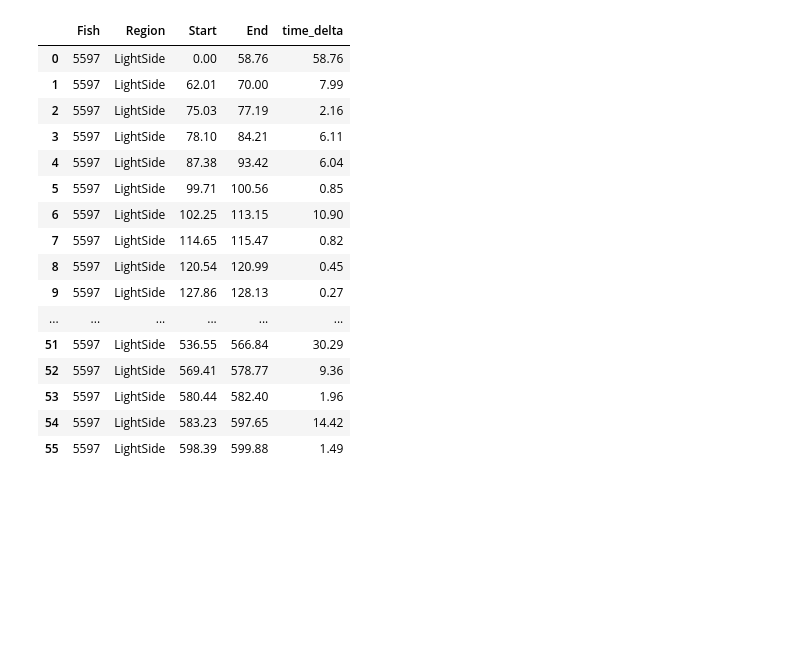
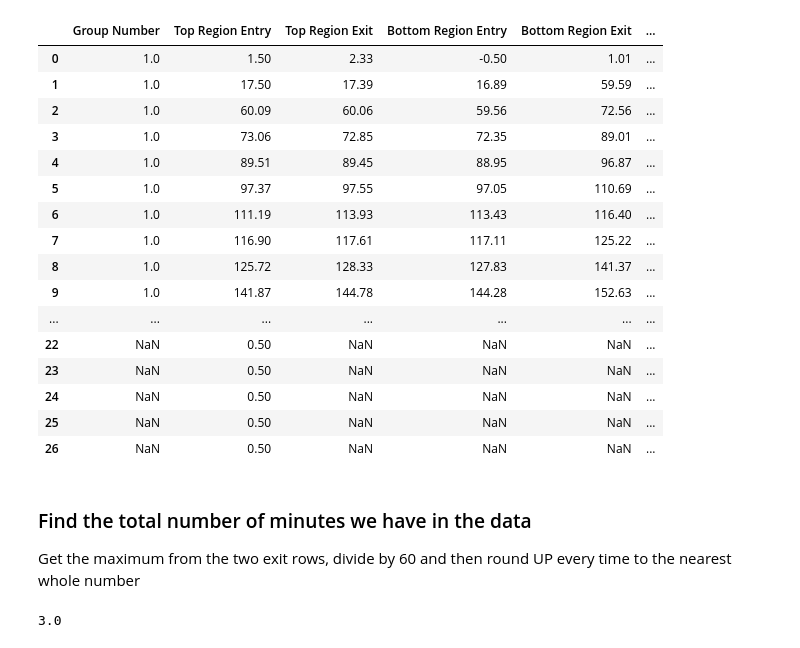
Before and after one commit to heattard/NU-Camp-2026, a Jupyter notebook: NU2026_fish.ipynb, the cells around one changed output. Drawn from its saved outputs; the diff is of its cells as text; code cells hidden in the pictures; blank space fills up the shorter version.

```diff
--- a/NU2026_fish.ipynb
+++ b/NU2026_fish.ipynb
@@ -87,2 +104,0 @@ This block of code finds the total amount of time in each row by subtracting the
-# %%
-df['time_delta'] = df['End']-df['Start ']
@@ -125,22 +105,31 @@ Grab the data for one of the fish and al the data for that fish in the light sid
-# %%
-df_fish.get_group((unique_fish[0],'LightSide'))
-#df_fish.head() #
-# %% [output]
-|  | Fish | Region | Start | End | time_delta |
-| 0 | 5597 | LightSide | 0.00 | 58.76 | 58.76 |
-| 1 | 5597 | LightSide | 62.01 | 70.00 | 7.99 |
-| 2 | 5597 | LightSide | 75.03 | 77.19 | 2.16 |
-| 3 | 5597 | LightSide | 78.10 | 84.21 | 6.11 |
-| 4 | 5597 | LightSide | 87.38 | 93.42 | 6.04 |
-| 5 | 5597 | LightSide | 99.71 | 100.56 | 0.85 |
-| 6 | 5597 | LightSide | 102.25 | 113.15 | 10.90 |
-| 7 | 5597 | LightSide | 114.65 | 115.47 | 0.82 |
-| 8 | 5597 | LightSide | 120.54 | 120.99 | 0.45 |
-| 9 | 5597 | LightSide | 127.86 | 128.13 | 0.27 |
-| ... | ... | ... | ... | ... | ... |
-| 51 | 5597 | LightSide | 536.55 | 566.84 | 30.29 |
-| 52 | 5597 | LightSide | 569.41 | 578.77 | 9.36 |
-| 53 | 5597 | LightSide | 580.44 | 582.40 | 1.96 |
-| 54 | 5597 | LightSide | 583.23 | 597.65 | 14.42 |
-| 55 | 5597 | LightSide | 598.39 | 599.88 | 1.49 |
+# %%
+df['Top_time_delta'] = df['Top Region Exit']-df['Top Region Entry']
+df['Bottom_time_delta'] = df['Bottom Region Exit']-df['Bottom Region Entry']
+# %% [output]
+|  | Group Number | Top Region Entry | Top Region Exit | Bottom Region Entry | Bottom Region Exit | ... |
+| 0 | 1.0 | 1.50 | 2.33 | -0.50 | 1.01 | ... |
+| 1 | 1.0 | 17.50 | 17.39 | 16.89 | 59.59 | ... |
+| 2 | 1.0 | 60.09 | 60.06 | 59.56 | 72.56 | ... |
+| 3 | 1.0 | 73.06 | 72.85 | 72.35 | 89.01 | ... |
+| 4 | 1.0 | 89.51 | 89.45 | 88.95 | 96.87 | ... |
+| 5 | 1.0 | 97.37 | 97.55 | 97.05 | 110.69 | ... |
+| 6 | 1.0 | 111.19 | 113.93 | 113.43 | 116.40 | ... |
+| 7 | 1.0 | 116.90 | 117.61 | 117.11 | 125.22 | ... |
+| 8 | 1.0 | 125.72 | 128.33 | 127.83 | 141.37 | ... |
+| 9 | 1.0 | 141.87 | 144.78 | 144.28 | 152.63 | ... |
+| ... | ... | ... | ... | ... | ... | ... |
+| 22 | NaN | 0.50 | NaN | NaN | NaN | ... |
+| 23 | NaN | 0.50 | NaN | NaN | NaN | ... |
+| 24 | NaN | 0.50 | NaN | NaN | NaN | ... |
+| 25 | NaN | 0.50 | NaN | NaN | NaN | ... |
+| 26 | NaN | 0.50 | NaN | NaN | NaN | ... |
+# %% [markdown]
+### Find the total number of minutes we have in the data
+
+Get the maximum from the two exit rows, divide by 60 and then round UP every time to the nearest whole number
+# %%
+total_mins = np.ceil(df[['Top Region Exit','Bottom Region Exit']].max().max() / 60)
+print(total_mins)
+# %% [output]
+3.0
 # %% [markdown]
```
Also changed, not shown: parts of 19 cells of this notebook.
